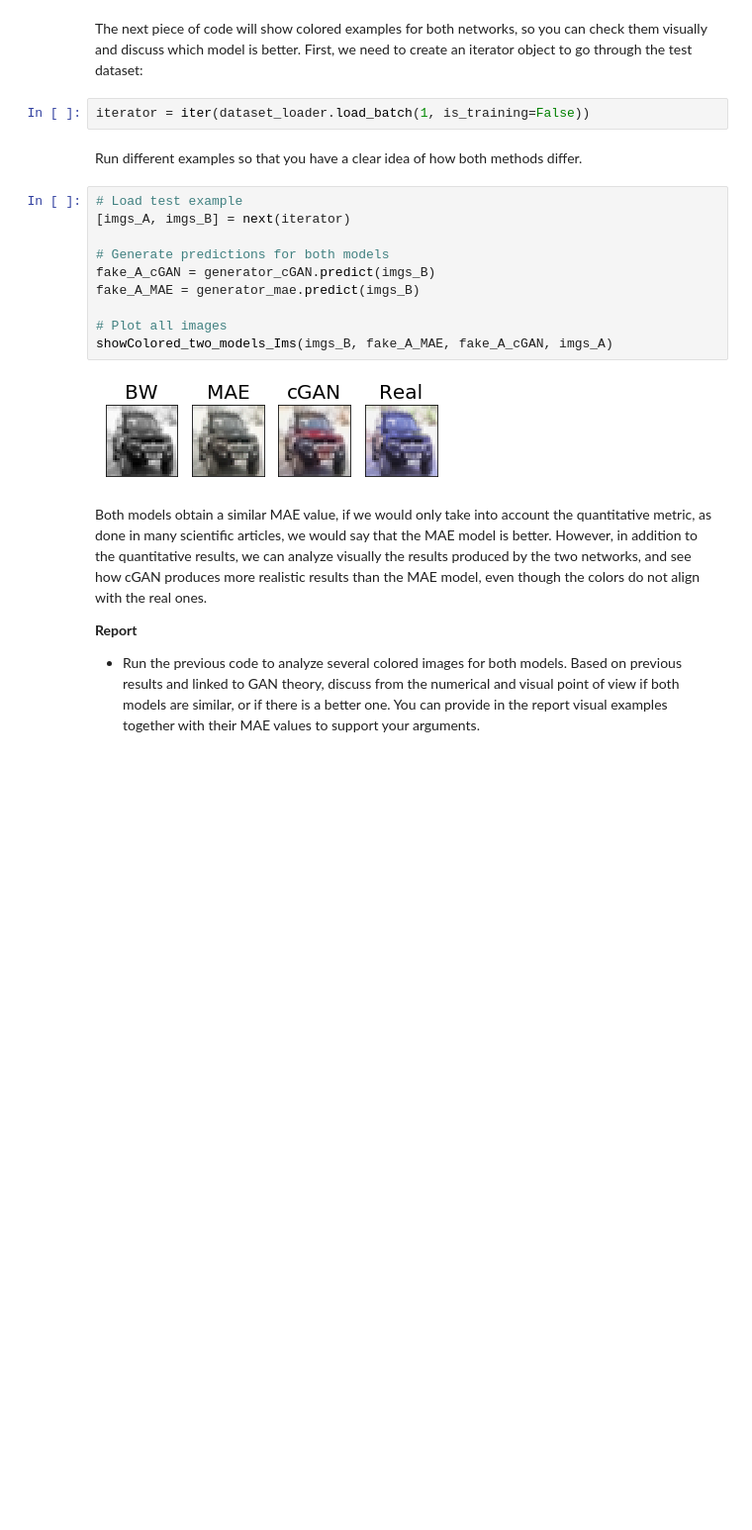
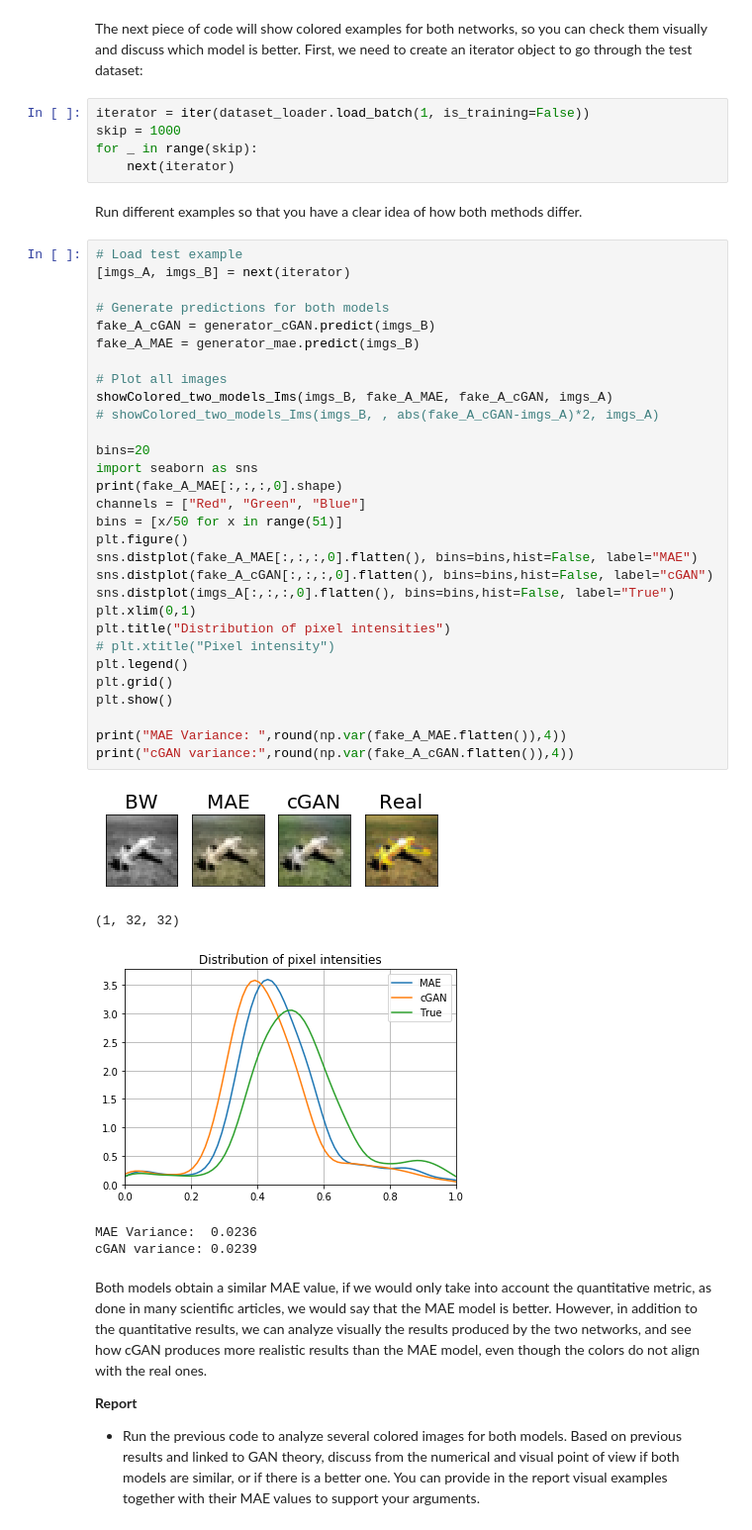
Before and after one commit to alexander3605/deep-learning-course, a Jupyter notebook: 2020_08_VAE_GAN.ipynb, the cells around one changed output. Shown at 99% size. Drawn from its saved outputs; the diff is of its cells as text; blank space fills up the shorter version.

```diff
--- a/2020_08_VAE_GAN.ipynb
+++ b/2020_08_VAE_GAN.ipynb
@@ -1465,20 +1831,47 @@ MAE (Trained cGAN): 0.0458
 The next piece of code will show colored examples for both networks, so you can check them visually and discuss which model is better. First, we need to create an iterator object to go through the test dataset:
 # %%
 iterator = iter(dataset_loader.load_batch(1, is_training=False))
+skip = 1000
+for _ in range(skip):
+    next(iterator)
 # %% [markdown]
 Run different examples so that you have a clear idea of how both methods differ.
-# %%
-# Load test example
-[imgs_A, imgs_B] = next(iterator)
-
-# Generate predictions for both models
-fake_A_cGAN = generator_cGAN.predict(imgs_B)
-fake_A_MAE = generator_mae.predict(imgs_B)
-
-# Plot all images
-showColored_two_models_Ims(imgs_B, fake_A_MAE, fake_A_cGAN, imgs_A)
-# %% [output]
-[figure, removed]
+# %%
+# Load test example
+[imgs_A, imgs_B] = next(iterator)
+
+# Generate predictions for both models
+fake_A_cGAN = generator_cGAN.predict(imgs_B)
+fake_A_MAE = generator_mae.predict(imgs_B)
+
+# Plot all images
+showColored_two_models_Ims(imgs_B, fake_A_MAE, fake_A_cGAN, imgs_A)
+# showColored_two_models_Ims(imgs_B, , abs(fake_A_cGAN-imgs_A)*2, imgs_A)
+
+bins=20
+import seaborn as sns
+print(fake_A_MAE[:,:,:,0].shape)
+channels = ["Red", "Green", "Blue"]
+bins = [x/50 for x in range(51)]
+plt.figure()
+sns.distplot(fake_A_MAE[:,:,:,0].flatten(), bins=bins,hist=False, label="MAE")
+sns.distplot(fake_A_cGAN[:,:,:,0].flatten(), bins=bins,hist=False, label="cGAN")
+sns.distplot(imgs_A[:,:,:,0].flatten(), bins=bins,hist=False, label="True")
+plt.xlim(0,1)
+plt.title("Distribution of pixel intensities")
+# plt.xtitle("Pixel intensity")
+plt.legend()
+plt.grid()
+plt.show()
+
+print("MAE Variance: ",round(np.var(fake_A_MAE.flatten()),4))
+print("cGAN variance:",round(np.var(fake_A_cGAN.flatten()),4))
+# %% [output]
+[figure, added]
+(1, 32, 32)
+[figure, added]
+MAE Variance:  0.0236
+cGAN variance: 0.0239
 # %% [markdown]
 Both models obtain a similar MAE value, if we would only take into account the quantitative metric, as done in many scientific articles, we would say that the MAE model is better. However, in addition to the quantitative results, we can analyze visually the results produced by the two networks, and see how cGAN produces more realistic results than the MAE model, even though the colors do not align with the real ones.
 
```
Also changed, not shown: parts of 3 cells of this notebook.
